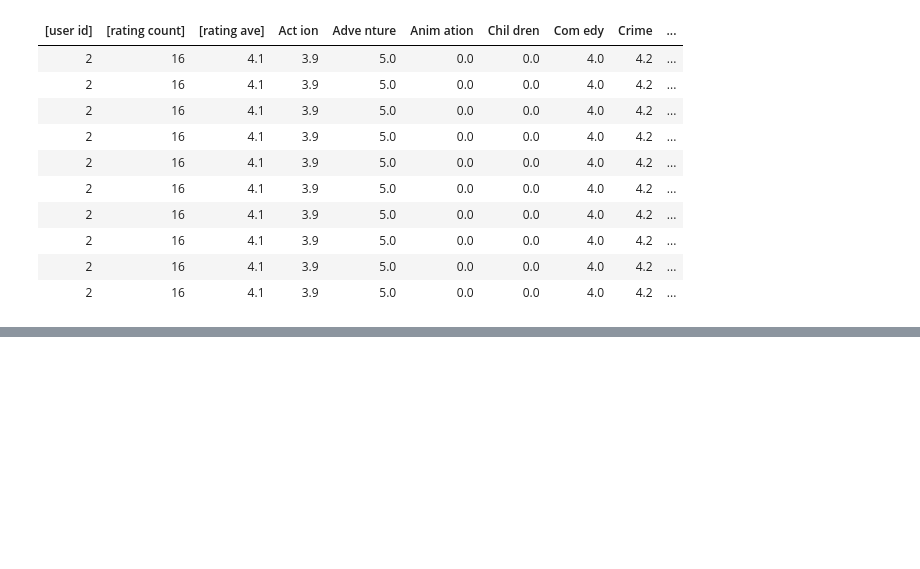
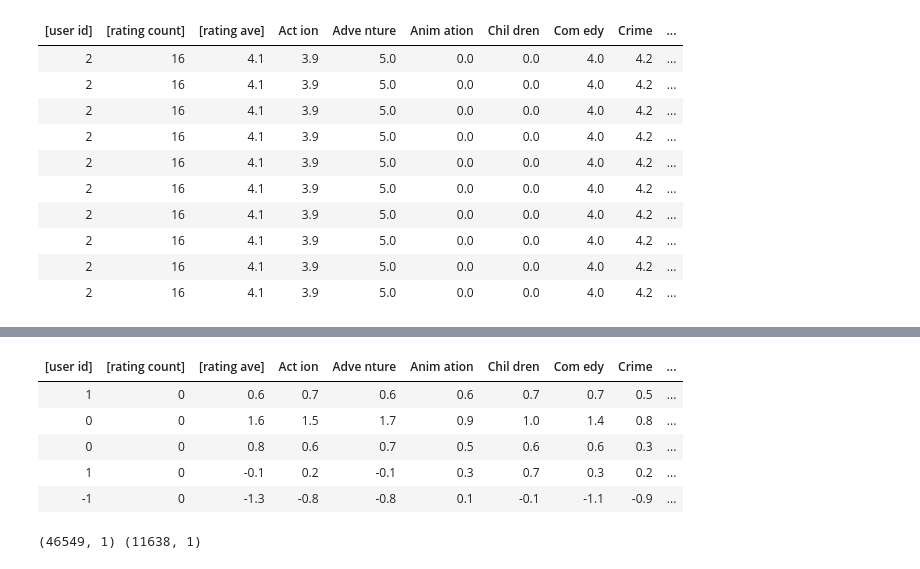
Before and after one commit to SYYoung/Machine-Learning-Specialization-Coursera, a Jupyter notebook: C3 - Unsupervised Learning, Recommenders, Reinforcement Learning/week2/C3W2/C3W2A2/hw2.ipynb, the cells around one changed output, grey strips where cells are left out. Saved outputs shown, nothing was run; the diff lists cells and outputs as text; code cells hidden in the pictures; blank space fills up the shorter version.

```diff
--- a/C3 - Unsupervised Learning, Recommenders, Reinforcement Learning/week2/C3W2/C3W2A2/hw2.ipynb
+++ b/C3 - Unsupervised Learning, Recommenders, Reinforcement Learning/week2/C3W2/C3W2A2/hw2.ipynb
@@ -48,0 +94,17 @@ len(user_train[:,0]==2)
+# %%
+pprint_train(user_train, user_features, uvs, u_s, maxcount=5)
+# %% [output]
+| [user id] | [rating count] | [rating ave] | Act ion | Adve nture | Anim ation | Chil dren | Com edy | Crime | ... |
+| 1 | 0 | 0.6 | 0.7 | 0.6 | 0.6 | 0.7 | 0.7 | 0.5 | ... |
+| 0 | 0 | 1.6 | 1.5 | 1.7 | 0.9 | 1.0 | 1.4 | 0.8 | ... |
+| 0 | 0 | 0.8 | 0.6 | 0.7 | 0.5 | 0.6 | 0.6 | 0.3 | ... |
+| 1 | 0 | -0.1 | 0.2 | -0.1 | 0.3 | 0.7 | 0.3 | 0.2 | ... |
+| -1 | 0 | -1.3 | -0.8 | -0.8 | 0.1 | -0.1 | -1.1 | -0.9 | ... |
+# %%
+scaler = MinMaxScaler((-1,1))
+scaler.fit(y_train.reshape(-1,1))
+ynorm_train = scaler.transform(y_train.reshape(-1,1))
+ynorm_test = scaler.transform(y_test.reshape(-1,1))
+print(ynorm_train.shape, ynorm_test.shape)
+# %% [output]
+(46549, 1) (11638, 1)
```
Also changed, not shown: parts of 19 cells of this notebook, 4 other files.
